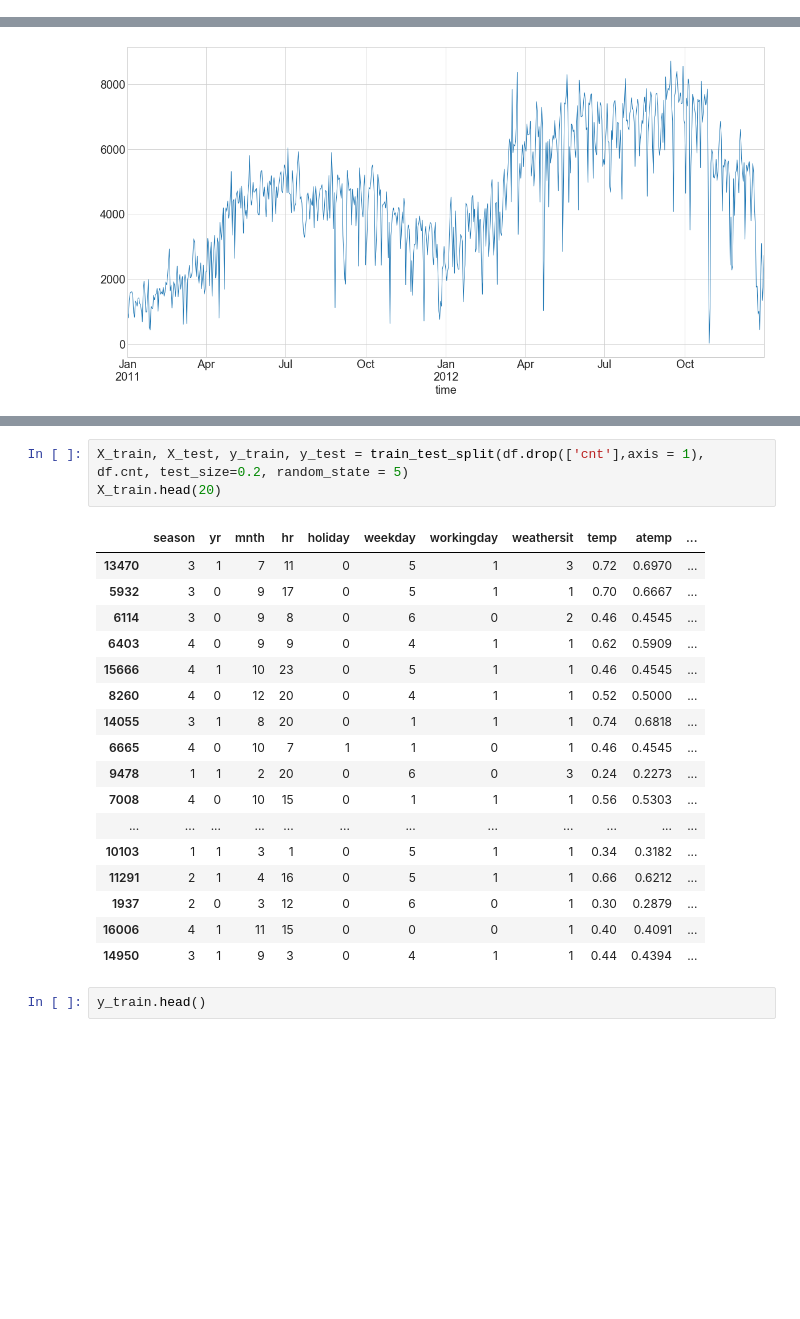
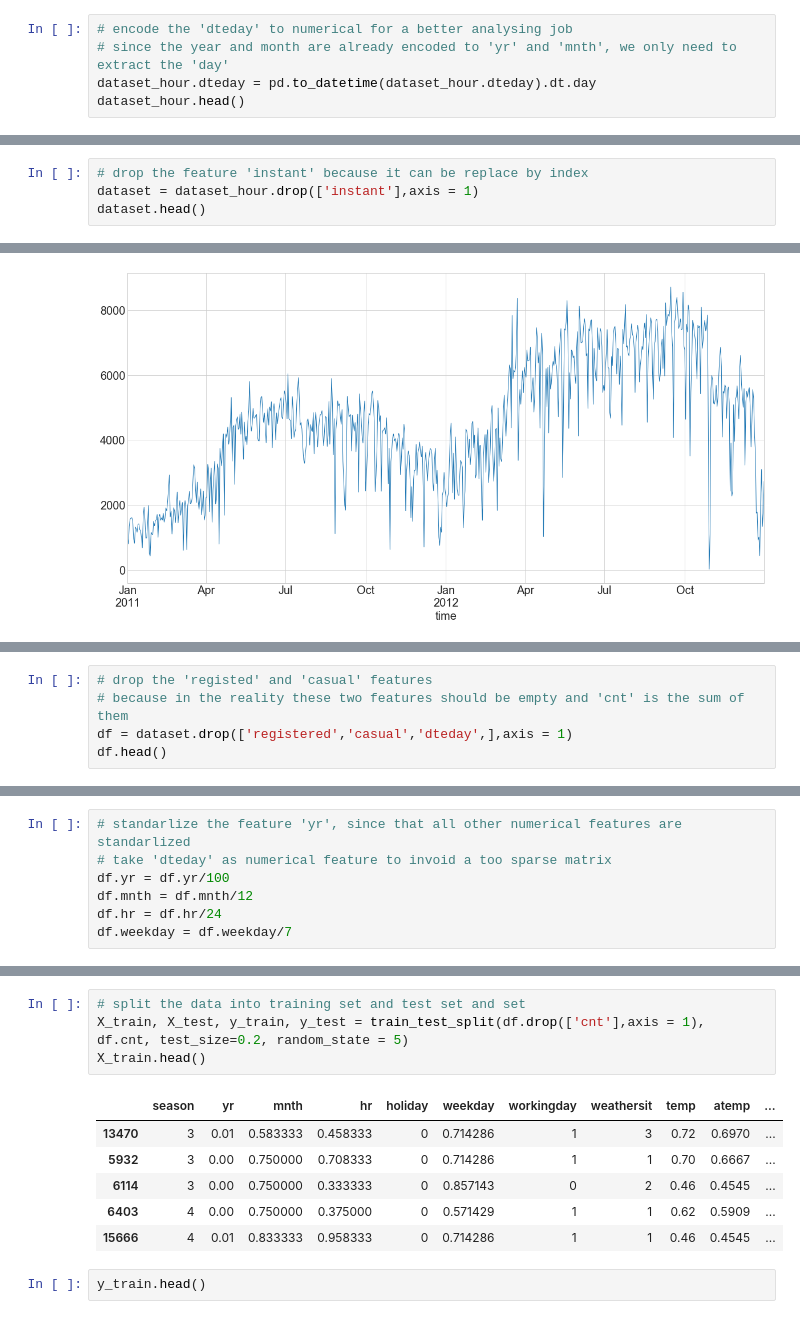
Before and after one commit to zijianzh/bike-sharing, a Jupyter notebook: data_exploration.ipynb, the cells around one changed output, grey strips where cells are left out. Drawn from its saved outputs; the diff is of its cells as text; blank space fills up the shorter version.

```diff
--- a/data_exploration.ipynb
+++ b/data_exploration.ipynb
@@ -95,0 +91,5 @@ missingno.matrix(dataset_hour, figsize = (30,5))
+# %%
+# encode the 'dteday' to numerical for a better analysing job
+# since the year and month are already encoded to 'yr' and 'mnth', we only need to extract the 'day'
+dataset_hour.dteday = pd.to_datetime(dataset_hour.dteday).dt.day
+dataset_hour.head()
@@ -95,0 +108,4 @@ missingno.matrix(dataset_hour, figsize = (30,5))
+# %%
+# drop the feature 'instant' because it can be replace by index
+dataset = dataset_hour.drop(['instant'],axis = 1)
+dataset.head()
@@ -192,0 +201,5 @@ sns.pairplot(df)
+# %%
+# drop the 'registed' and 'casual' features
+# because in the reality these two features should be empty and 'cnt' is the sum of them
+df = dataset.drop(['registered','casual','dteday',],axis = 1)
+df.head()
@@ -192,0 +213,7 @@ sns.pairplot(df)
+# %%
+# standarlize the feature 'yr', since that all other numerical features are standarlized
+# take 'dteday' as numerical feature to invoid a too sparse matrix
+df.yr = df.yr/100
+df.mnth = df.mnth/12
+df.hr = df.hr/24
+df.weekday = df.weekday/7
@@ -193,24 +232,14 @@ sns.pairplot(df)
 # %%
+# split the data into training set and test set and set
 X_train, X_test, y_train, y_test = train_test_split(df.drop(['cnt'],axis = 1), df.cnt, test_size=0.2, random_state = 5)
-X_train.head(20)
+X_train.head()
 # %% [output]
 |  | season | yr | mnth | hr | holiday | weekday | workingday | weathersit | temp | atemp | ... |
-| 13470 | 3 | 1 | 7 | 11 | 0 | 5 | 1 | 3 | 0.72 | 0.6970 | ... |
-| 5932 | 3 | 0 | 9 | 17 | 0 | 5 | 1 | 1 | 0.70 | 0.6667 | ... |
-| 6114 | 3 | 0 | 9 | 8 | 0 | 6 | 0 | 2 | 0.46 | 0.4545 | ... |
-| 6403 | 4 | 0 | 9 | 9 | 0 | 4 | 1 | 1 | 0.62 | 0.5909 | ... |
-| 15666 | 4 | 1 | 10 | 23 | 0 | 5 | 1 | 1 | 0.46 | 0.4545 | ... |
-| 8260 | 4 | 0 | 12 | 20 | 0 | 4 | 1 | 1 | 0.52 | 0.5000 | ... |
-| 14055 | 3 | 1 | 8 | 20 | 0 | 1 | 1 | 1 | 0.74 | 0.6818 | ... |
-| 6665 | 4 | 0 | 10 | 7 | 1 | 1 | 0 | 1 | 0.46 | 0.4545 | ... |
-| 9478 | 1 | 1 | 2 | 20 | 0 | 6 | 0 | 3 | 0.24 | 0.2273 | ... |
-| 7008 | 4 | 0 | 10 | 15 | 0 | 1 | 1 | 1 | 0.56 | 0.5303 | ... |
-| ... | ... | ... | ... | ... | ... | ... | ... | ... | ... | ... | ... |
-| 10103 | 1 | 1 | 3 | 1 | 0 | 5 | 1 | 1 | 0.34 | 0.3182 | ... |
-| 11291 | 2 | 1 | 4 | 16 | 0 | 5 | 1 | 1 | 0.66 | 0.6212 | ... |
-| 1937 | 2 | 0 | 3 | 12 | 0 | 6 | 0 | 1 | 0.30 | 0.2879 | ... |
-| 16006 | 4 | 1 | 11 | 15 | 0 | 0 | 0 | 1 | 0.40 | 0.4091 | ... |
-| 14950 | 3 | 1 | 9 | 3 | 0 | 4 | 1 | 1 | 0.44 | 0.4394 | ... |
+| 13470 | 3 | 0.01 | 0.583333 | 0.458333 | 0 | 0.714286 | 1 | 3 | 0.72 | 0.6970 | ... |
+| 5932 | 3 | 0.00 | 0.750000 | 0.708333 | 0 | 0.714286 | 1 | 1 | 0.70 | 0.6667 | ... |
+| 6114 | 3 | 0.00 | 0.750000 | 0.333333 | 0 | 0.857143 | 0 | 2 | 0.46 | 0.4545 | ... |
+| 6403 | 4 | 0.00 | 0.750000 | 0.375000 | 0 | 0.571429 | 1 | 1 | 0.62 | 0.5909 | ... |
+| 15666 | 4 | 0.01 | 0.833333 | 0.958333 | 0 | 0.714286 | 1 | 1 | 0.46 | 0.4545 | ... |
 # %%
 y_train.head()
 # %% [output]
```
Also changed, not shown: parts of 68 cells of this notebook, 3 other files.
